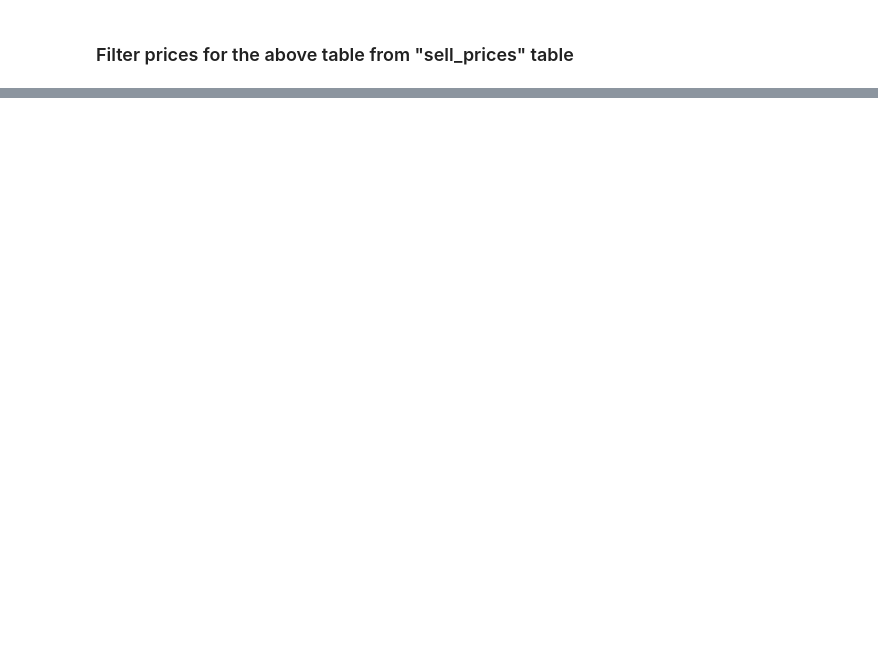
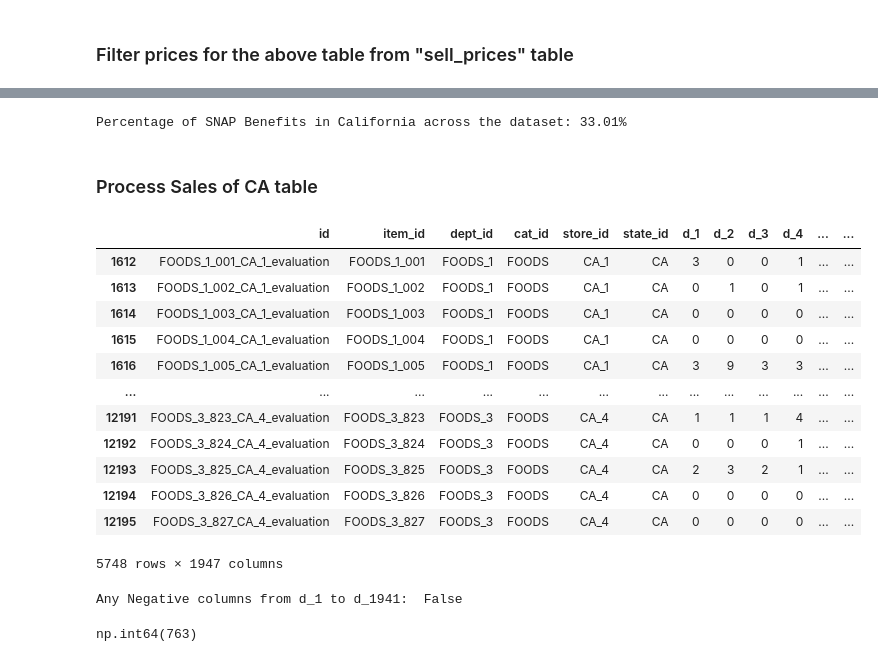
Before and after one commit to Snehil-Raut/Demand-Forecasting, a Jupyter notebook: notebooks/01_data_audit.ipynb, the cells around one changed output, grey strips where cells are left out. Drawn from its saved outputs; the diff is of its cells as text; code cells hidden in the pictures; blank space fills up the shorter version.

```diff
--- a/notebooks/01_data_audit.ipynb
+++ b/notebooks/01_data_audit.ipynb
@@ -152,0 +280,41 @@ del sales, sell_prices
+# %%
+# Check the % of SNAP benefits in CA
+
+snap_benefit = calendar['snap_CA'].mean() * 100
+print(f"Percentage of SNAP Benefits in California across the dataset: {snap_benefit:.2f}%")
+# %% [output]
+Percentage of SNAP Benefits in California across the dataset: 33.01%
+# %% [markdown]
+### Process Sales of CA table
+# %%
+sales_ca
+# %% [output]
+|  | id | item_id | dept_id | cat_id | store_id | state_id | d_1 | d_2 | d_3 | d_4 | ... | ... |
+| 1612 | FOODS_1_001_CA_1_evaluation | FOODS_1_001 | FOODS_1 | FOODS | CA_1 | CA | 3 | 0 | 0 | 1 | ... | ... |
+| 1613 | FOODS_1_002_CA_1_evaluation | FOODS_1_002 | FOODS_1 | FOODS | CA_1 | CA | 0 | 1 | 0 | 1 | ... | ... |
+| 1614 | FOODS_1_003_CA_1_evaluation | FOODS_1_003 | FOODS_1 | FOODS | CA_1 | CA | 0 | 0 | 0 | 0 | ... | ... |
+| 1615 | FOODS_1_004_CA_1_evaluation | FOODS_1_004 | FOODS_1 | FOODS | CA_1 | CA | 0 | 0 | 0 | 0 | ... | ... |
+| 1616 | FOODS_1_005_CA_1_evaluation | FOODS_1_005 | FOODS_1 | FOODS | CA_1 | CA | 3 | 9 | 3 | 3 | ... | ... |
+| ... | ... | ... | ... | ... | ... | ... | ... | ... | ... | ... | ... | ... |
+| 12191 | FOODS_3_823_CA_4_evaluation | FOODS_3_823 | FOODS_3 | FOODS | CA_4 | CA | 1 | 1 | 1 | 4 | ... | ... |
+| 12192 | FOODS_3_824_CA_4_evaluation | FOODS_3_824 | FOODS_3 | FOODS | CA_4 | CA | 0 | 0 | 0 | 1 | ... | ... |
+| 12193 | FOODS_3_825_CA_4_evaluation | FOODS_3_825 | FOODS_3 | FOODS | CA_4 | CA | 2 | 3 | 2 | 1 | ... | ... |
+| 12194 | FOODS_3_826_CA_4_evaluation | FOODS_3_826 | FOODS_3 | FOODS | CA_4 | CA | 0 | 0 | 0 | 0 | ... | ... |
+| 12195 | FOODS_3_827_CA_4_evaluation | FOODS_3_827 | FOODS_3 | FOODS | CA_4 | CA | 0 | 0 | 0 | 0 | ... | ... |
+5748 rows × 1947 columns
+# %%
+# Check for any negative values in dataset
+
+int_cols = sales_ca.select_dtypes(include=["int64", "int32", "int16", "int8"]).columns
+has_negatives = (sales_ca[int_cols] < 0).any().any()
+
+print("Any Negative columns from d_1 to d_1941: ",has_negatives)
+# %% [output]
+Any Negative columns from d_1 to d_1941:  False
+# %%
+# Find max value of overall dataset to spot outlier
+
+overall_max = sales_ca.max(numeric_only=True).max()
+overall_max
+# %% [output]
+np.int64(763)
```
Also changed, not shown: parts of 13 cells of this notebook.
